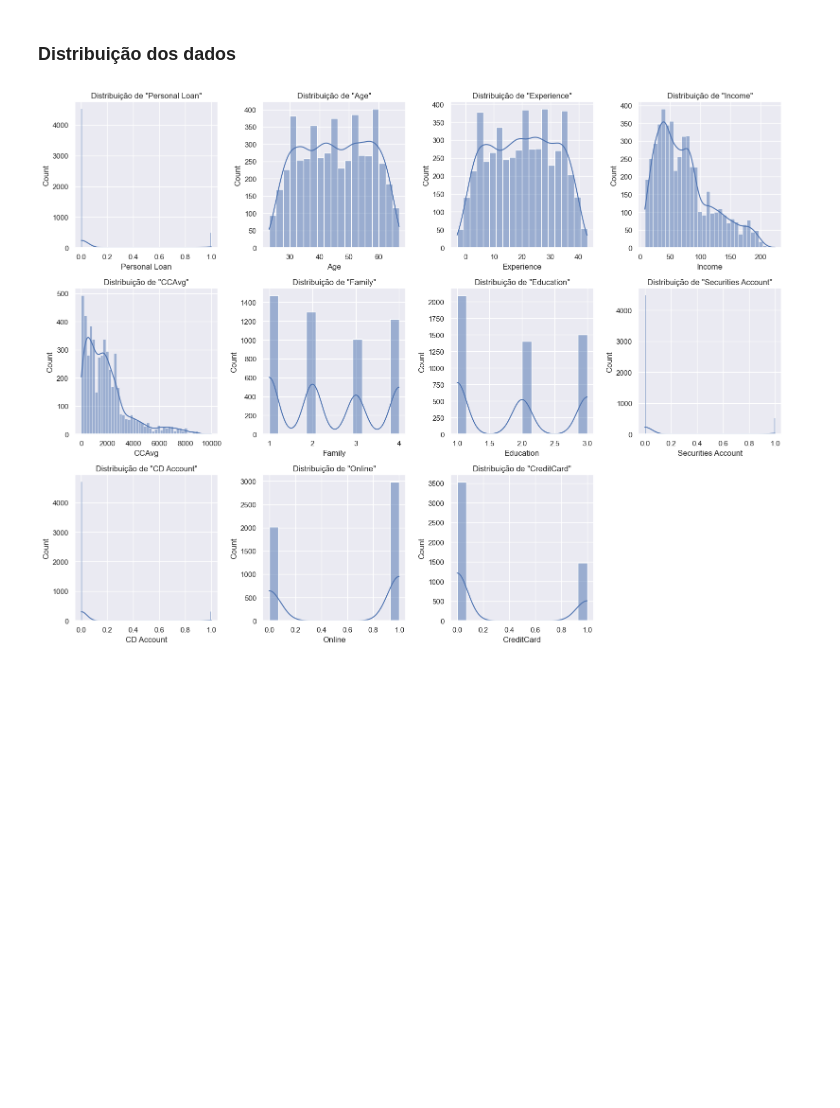
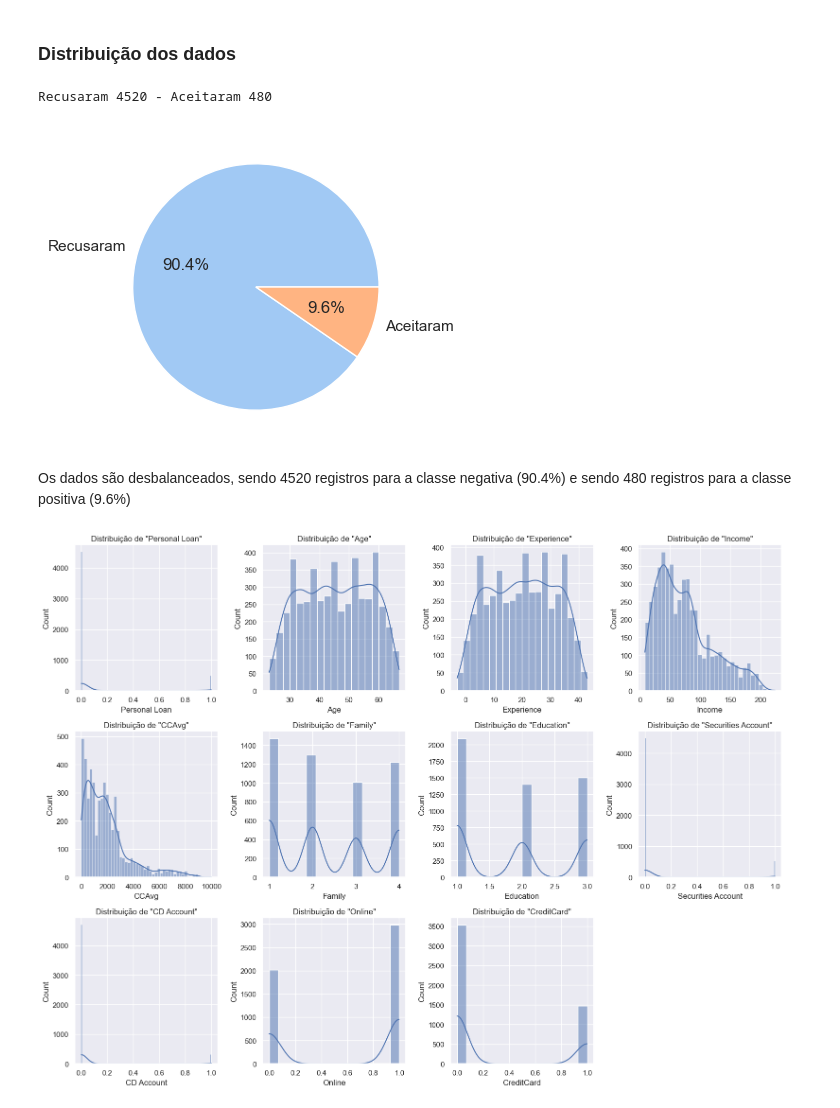
Before and after one commit to FernandoLKS/Bank_loan_defaulter, a Jupyter notebook: Bank_Personal_Loan.ipynb, the cells around one changed output. Drawn from its saved outputs; the diff is of its cells as text; code cells hidden in the pictures; blank space fills up the shorter version.

```diff
--- a/Bank_Personal_Loan.ipynb
+++ b/Bank_Personal_Loan.ipynb
@@ -16,5 +38,6 @@ from sklearn.feature_selection import mutual_info_classif
 # %%
-sns.set_theme()
+sns.set_theme(style='darkgrid', palette=None)
+warnings.filterwarnings('ignore')
 # %%
 path_data = 'Files/Bank_Personal_Loan_Data.csv'
 data = pd.read_csv(path_data)
@@ -159,6 +182,21 @@ numeric_features = ["Age", "Experience", "Income", "CCAvg", ]
 categorical_features = ["Family", "Education", "Securities Account", "CD Account", "Online", "CreditCard"]
 # %% [markdown]
 ### Distribuição dos dados
+# %%
+counts = data[target_feature].value_counts()
+labels = ["Recusaram", "Aceitaram"]
+sizes = counts.values
+
+print(labels[0], sizes[0], '-', labels[1], sizes[1])
+
+plt.figure(figsize=(4,4))
+plt.pie(sizes, labels=labels, autopct="%1.1f%%", colors=sns.color_palette("pastel"))
+plt.show()
+# %% [output]
+Recusaram 4520 - Aceitaram 480
+[figure, added]
+# %% [markdown]
+Os dados são desbalanceados, sendo 4520 registros para a classe negativa (90.4%) e sendo 480 registros para a classe positiva (9.6%)
 # %%
 features_analized = target_feature + numeric_features + categorical_features
 ncols = 4
```
Also changed, not shown: parts of 14 cells of this notebook.
